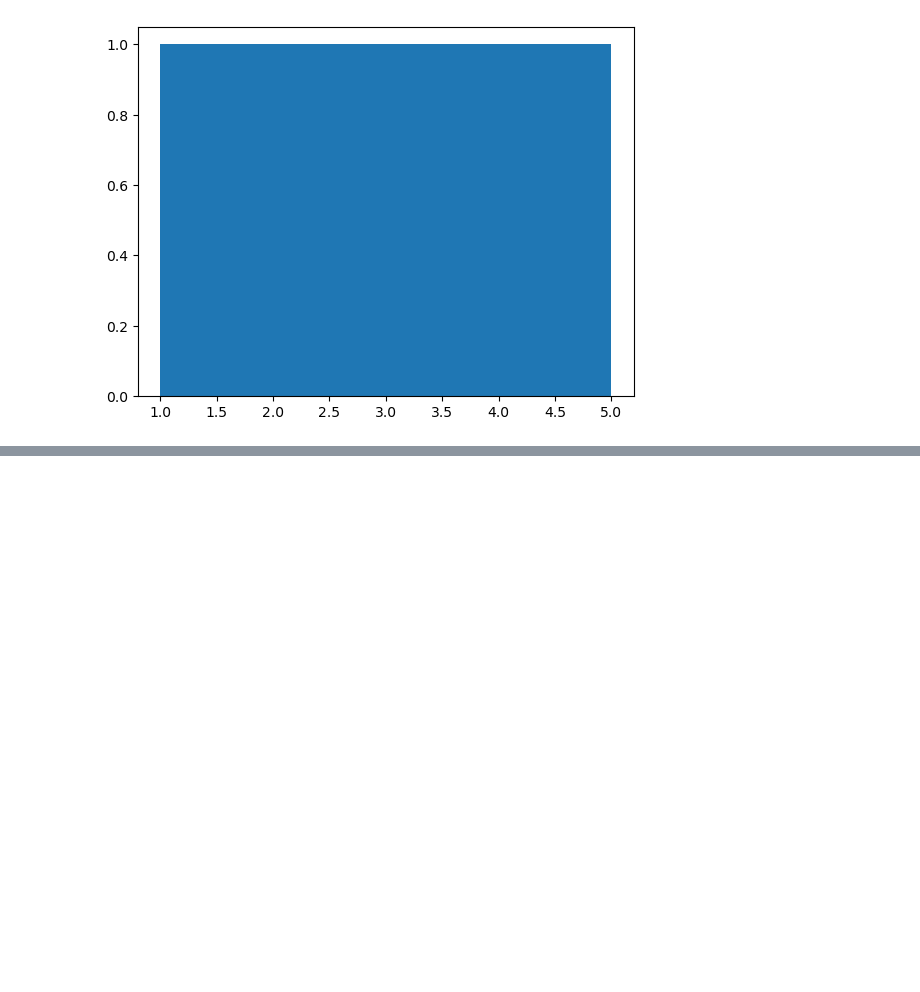
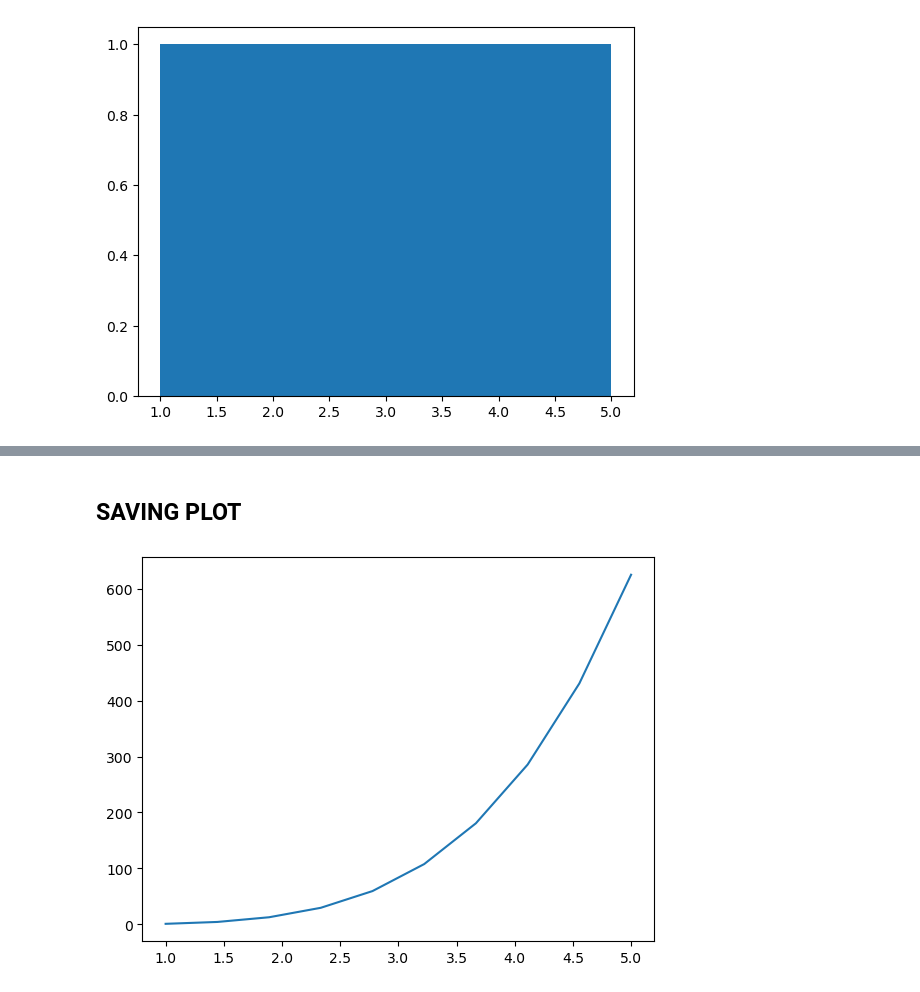
Before and after one commit to debmalya20/-Data-Visualization-, a Jupyter notebook: matplotlib.ipynb, the cells around one changed output, grey strips where cells are left out. Saved outputs shown, nothing was run; the diff lists cells and outputs as text; code cells hidden in the pictures; blank space fills up the shorter version.

```diff
--- a/matplotlib.ipynb
+++ b/matplotlib.ipynb
@@ -65,0 +76,9 @@ plt.
+# %% [markdown]
+## SAVING PLOT
+# %%
+flg=plt.figure()
+ax=flg.add_axes([0.1,0.1,0.8,0.8])
+ax.plot(x,y)
+plt.savefig("Mtplotlib.png") #this is how we make figure and save as it png
+# %% [output]
+[figure, added]
```
Also changed, not shown: parts of 1 cell of this notebook, 2 other files.
